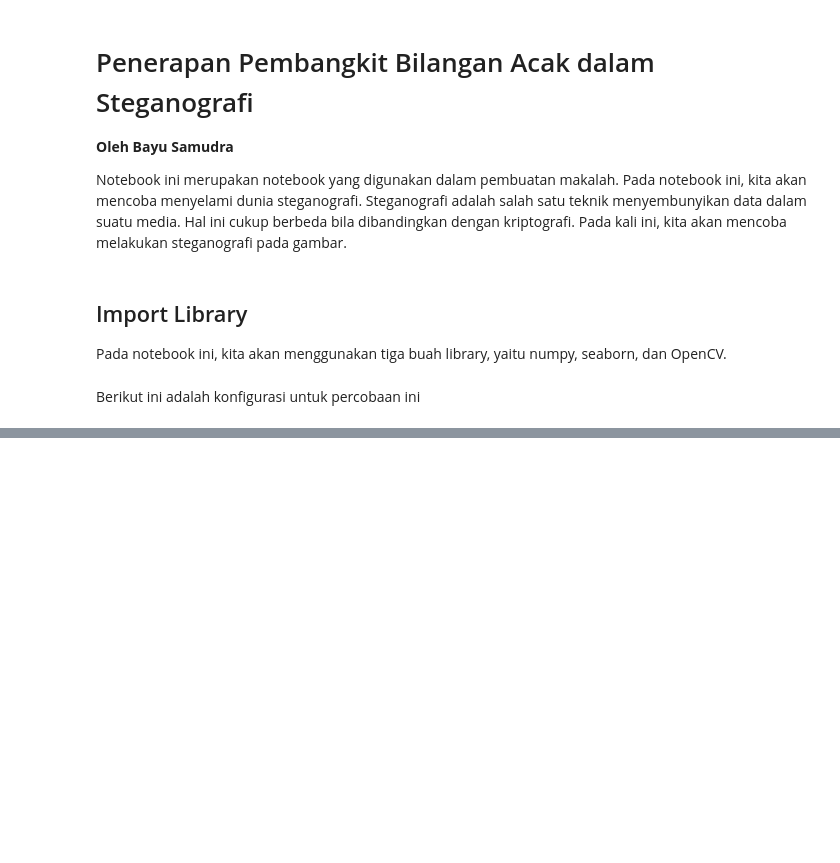
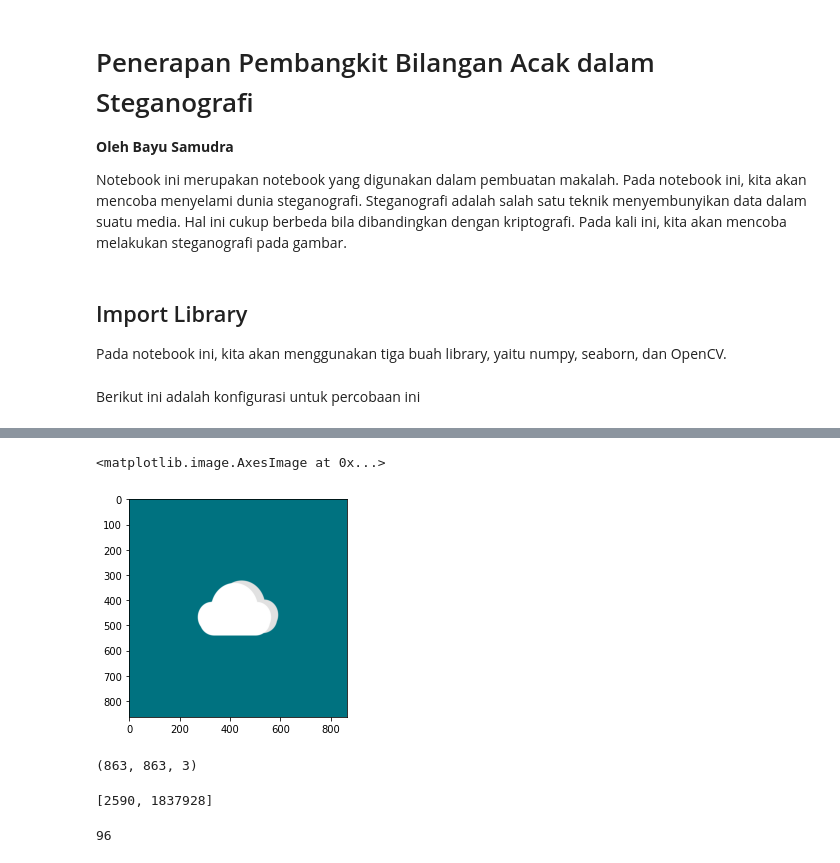
Before and after one commit to bayusamudra5502/Matdis-Steganografi, a Jupyter notebook: src/notebook/notebook.ipynb, the cells around one changed output, grey strips where cells are left out. Cells and saved outputs as stored; diff of their text form; code cells hidden in the pictures; blank space fills up the shorter version.

```diff
--- a/src/notebook/notebook.ipynb
+++ b/src/notebook/notebook.ipynb
@@ -21,0 +72,11 @@ OUTPUT_PREFIX = "SO_"
+# %%
+cover1 = cv2.imread(f"{IMG_INPUT_DIR}/LogoBayuGede.png")
+cover1_rgb = cv2.cvtColor(cover1, cv2.COLOR_BGR2RGB)
+plt.imshow(cover1_rgb)
+# %% [output]
+<matplotlib.image.AxesImage at 0x...>
+[figure, added]
+# %%
+cover1.shape
+# %% [output]
+(863, 863, 3)
@@ -21,0 +88,14 @@ OUTPUT_PREFIX = "SO_"
+# %%
+[a,b]
+# %% [output]
+[2590, 1837928]
+# %%
+arr1d = util.matrixto1d(cover1_rgb)
+arr1d
+randomizer = util.LCG(a,b,cover_size, seed=1)
+copyRandom = util.LCG(a,b,cover_size, seed=1)
+result, bits = util.insert_message(randomizer, arr1d, "Halo, Dunia", lsb_number=2)
+steg_obj = result.reshape((863,863,3))
+bits
+# %% [output]
+96
```
Also changed, not shown: parts of 15 cells of this notebook.
